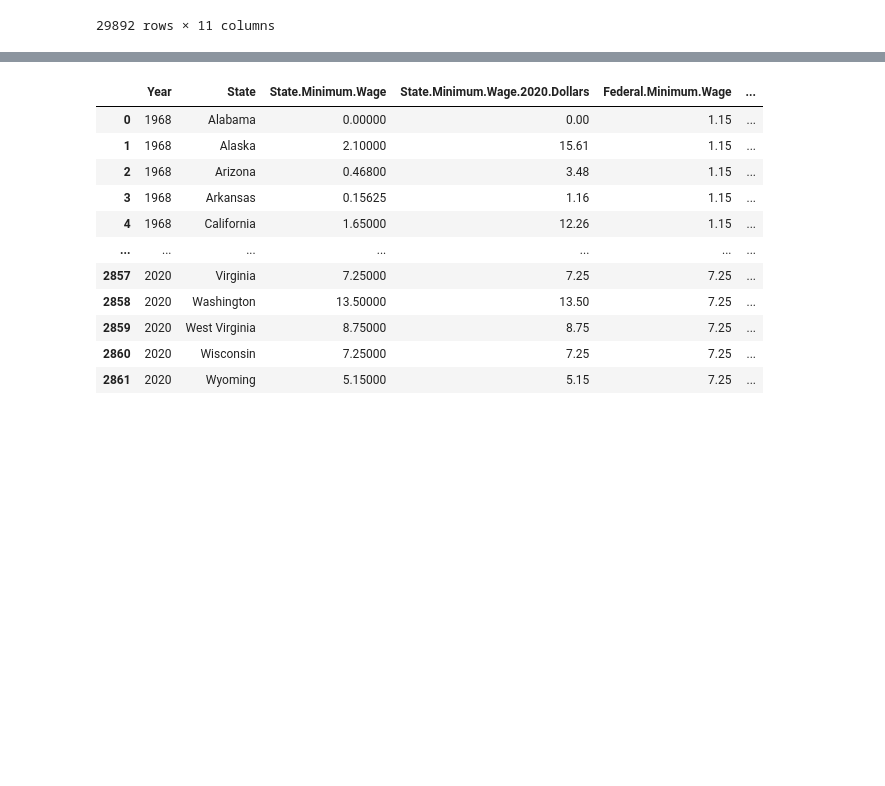
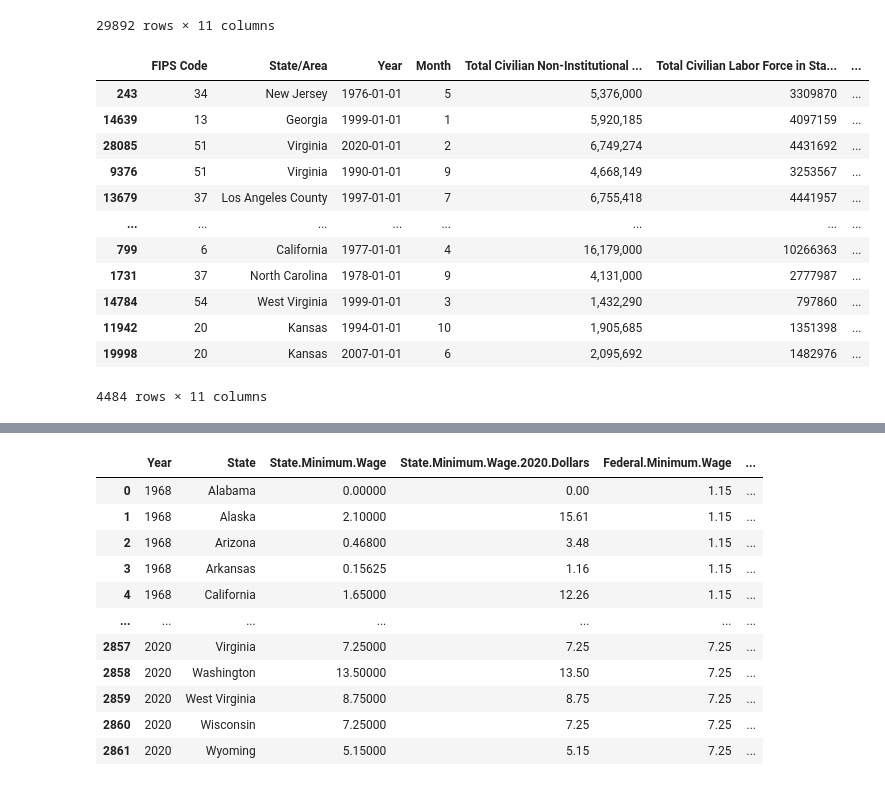
Before and after one commit to Samridhiverma27/Samridhiverma27.github.io, a Jupyter notebook: python_notebooks/Final Project Part 3 - Samridhi Verma and Mahir Thakkar .ipynb, the cells around one changed output, grey strips where cells are left out. Saved outputs shown, nothing was run; the diff lists cells and outputs as text; code cells hidden in the pictures; blank space fills up the shorter version.

```diff
--- a/python_notebooks/Final Project Part 3 - Samridhi Verma and Mahir Thakkar .ipynb
+++ b/python_notebooks/Final Project Part 3 - Samridhi Verma and Mahir Thakkar .ipynb
@@ -46,6 +113,23 @@ data
 | 29890 | 55 | Wisconsin | 2022 | 12 | 4,753,700 | 3,068,610 | ... |
 | 29891 | 56 | Wyoming | 2022 | 12 | 460,134 | 293,595 | ... |
 29892 rows × 11 columns
+# %%
+data = data.sample(frac=0.6)
+data
+# %% [output]
+|  | FIPS Code | State/Area | Year | Month | Total Civilian Non-Institutional ... | Total Civilian Labor Force in Sta... | ... |
+| 243 | 34 | New Jersey | 1976-01-01 | 5 | 5,376,000 | 3309870 | ... |
+| 14639 | 13 | Georgia | 1999-01-01 | 1 | 5,920,185 | 4097159 | ... |
+| 28085 | 51 | Virginia | 2020-01-01 | 2 | 6,749,274 | 4431692 | ... |
+| 9376 | 51 | Virginia | 1990-01-01 | 9 | 4,668,149 | 3253567 | ... |
+| 13679 | 37 | Los Angeles County | 1997-01-01 | 7 | 6,755,418 | 4441957 | ... |
+| ... | ... | ... | ... | ... | ... | ... | ... |
+| 799 | 6 | California | 1977-01-01 | 4 | 16,179,000 | 10266363 | ... |
+| 1731 | 37 | North Carolina | 1978-01-01 | 9 | 4,131,000 | 2777987 | ... |
+| 14784 | 54 | West Virginia | 1999-01-01 | 3 | 1,432,290 | 797860 | ... |
+| 11942 | 20 | Kansas | 1994-01-01 | 10 | 1,905,685 | 1351398 | ... |
+| 19998 | 20 | Kansas | 2007-01-01 | 6 | 2,095,692 | 1482976 | ... |
+4484 rows × 11 columns
 # %%
 data['Total Unemployment in State/Area'] = pd.to_numeric(data['Total Unemployment in State/Area'].astype(str).str.replace(',', ''), errors='coerce')
 # %%
```
Also changed, not shown: parts of 12 cells of this notebook, 34 other files.
